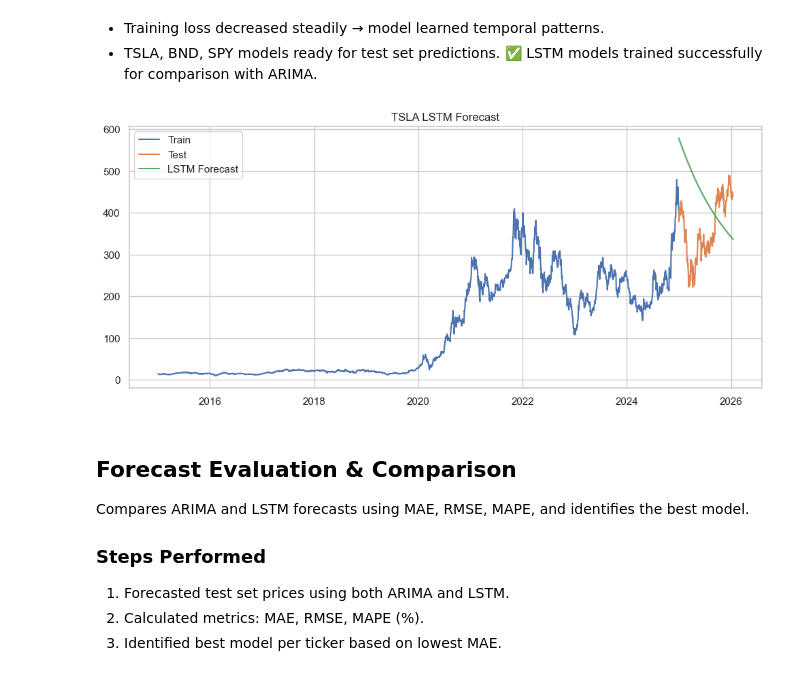
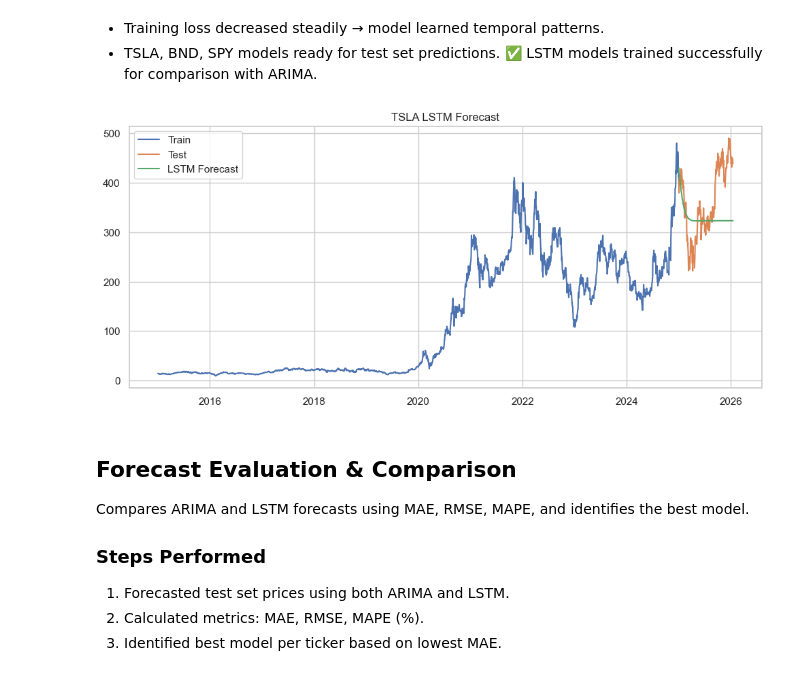
Before and after one commit to bekonad/portfolio-optimization, a Jupyter notebook: notebooks/task2_forecasting.ipynb, the cells around one changed output. Saved outputs shown, nothing was run; the diff lists cells and outputs as text; code cells hidden in the pictures.

Commit message:
Polished Task2 notebook, saved forecasts, updated figures

```diff
--- a/notebooks/task2_forecasting.ipynb
+++ b/notebooks/task2_forecasting.ipynb
@@ -44,6 +46,7 @@ from tensorflow.keras.callbacks import EarlyStopping
 project_root = ".."
 processed_folder = os.path.join(project_root, "data", "processed")
 figures_folder = os.path.join(project_root, "reports", "figures")
+task2_folder = os.path.join(figures_folder, "task2_forecasting")
 os.makedirs(figures_folder, exist_ok=True)
 # %% [markdown]
 - No explicit printed output.
@@ -486,16 +460,16 @@ Interpretation: LSTM is particularly suitable for TSLA due to high volatility; A
 # %%
 import matplotlib.pyplot as plt
 # Plot
 plt.figure()
 plt.plot(train[ticker], label='Train')
 plt.plot(test[ticker], label='Test')
-plt.plot(test.index, preds, label='LSTM Forecast')
+plt.plot(test.index, predictions, label='LSTM Forecast')
 plt.title(f"{ticker} LSTM Forecast")
 plt.legend()
-plt.savefig(os.path.join(figures_folder, f"{ticker.lower()}_lstm_forecast.png"), dpi=300)
+plt.savefig(os.path.join(task2_folder, f"{ticker.lower()}_lstm_forecast.png"), dpi=300)
 plt.show()
 # %% [output]
-[figure, old version]
+[figure, new version]
 # %% [markdown]
 ## Forecast Evaluation & Comparison
 
```
Also changed, not shown: parts of 12 cells of this notebook, 27 other files.
